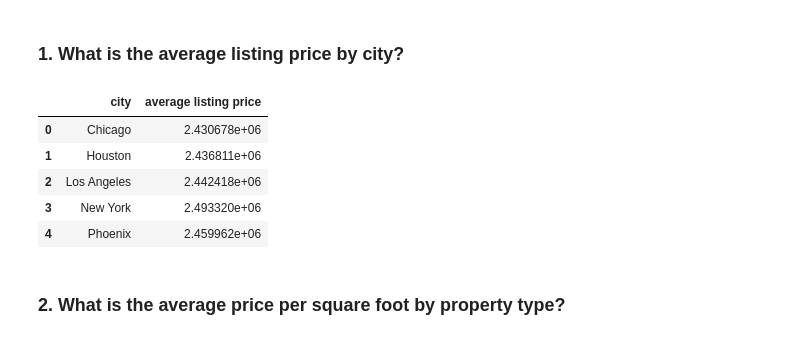
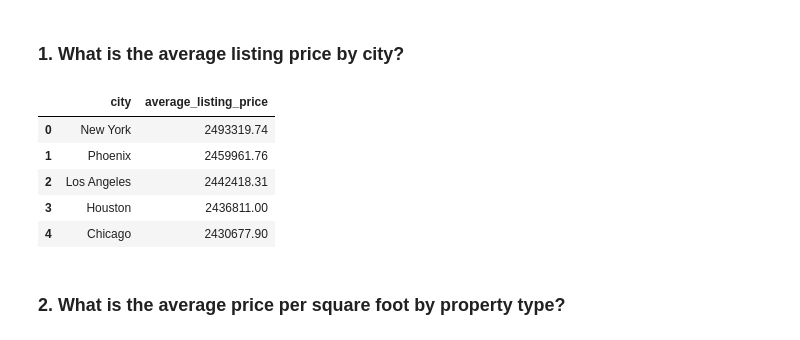
Before and after one commit to mukundnaramesh2605/guvi-python-sql-pandas-project-1, a Jupyter notebook: project.ipynb, the cells around one changed output. Drawn from its saved outputs; the diff is of its cells as text; code cells hidden in the pictures.

```diff
--- a/project.ipynb
+++ b/project.ipynb
@@ -438,18 +438,21 @@ All indexes created successfully.
 # %% [markdown]
 ### 1. What is the average listing price by city?
 # %%
-query1 = "select city, avg(price) as 'average listing price' from listings group by city;"
-cursor.execute(query1)
-results = cursor.fetchall()
-for row in results:
-    print(row)
+query1 = """
+SELECT city,ROUND(AVG(price), 2) AS average_listing_price
+FROM listings
+GROUP BY city
+ORDER BY average_listing_price DESC;
+"""
+result1 = pd.read_sql(query1, conn)
+result1
 # %% [output]
-|  | city | average listing price |
-| 0 | Chicago | 2.430678e+06 |
-| 1 | Houston | 2.436811e+06 |
-| 2 | Los Angeles | 2.442418e+06 |
-| 3 | New York | 2.493320e+06 |
-| 4 | Phoenix | 2.459962e+06 |
+|  | city | average_listing_price |
+| 0 | New York | 2493319.74 |
+| 1 | Phoenix | 2459961.76 |
+| 2 | Los Angeles | 2442418.31 |
+| 3 | Houston | 2436811.00 |
+| 4 | Chicago | 2430677.90 |
 # %% [markdown]
 ### 2. What is the average price per square foot by property type?
 # %%
```
Also changed, not shown: parts of 3 cells of this notebook.
